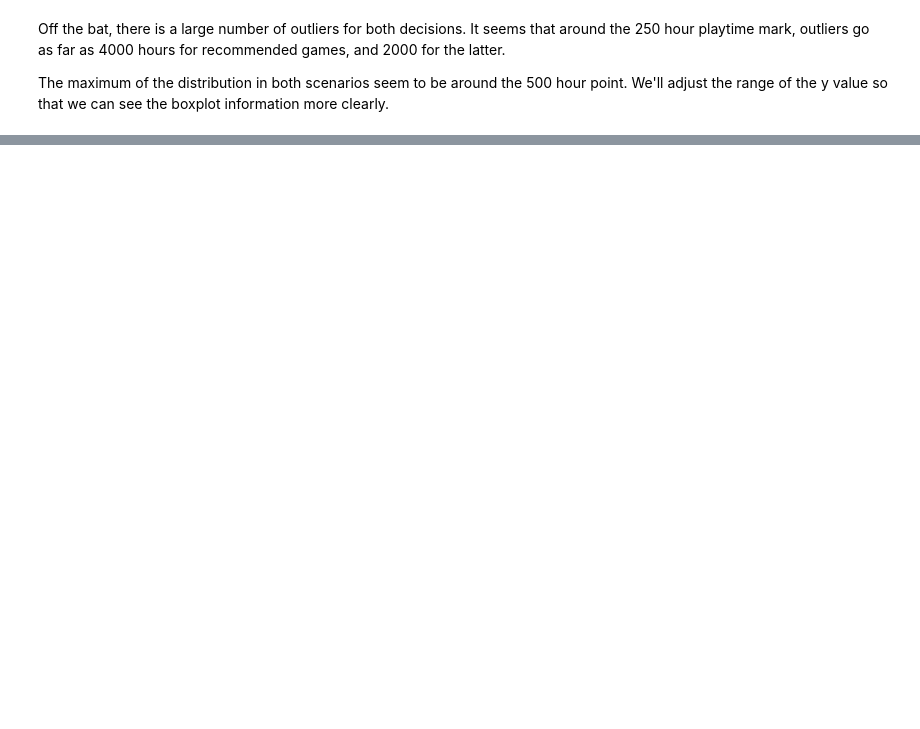
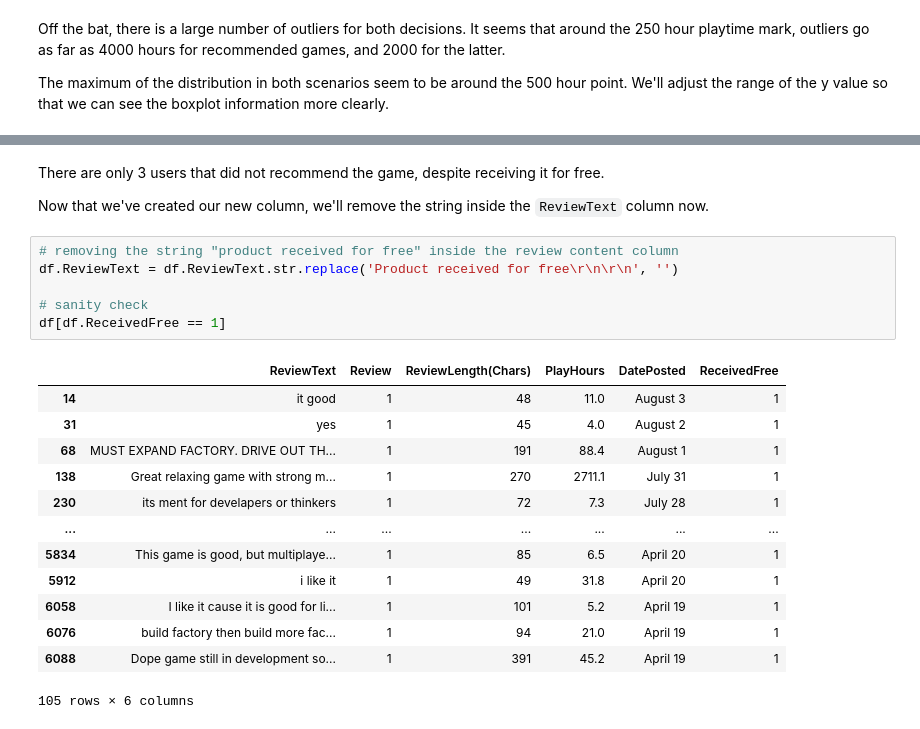
Before and after one commit to KatyaZeross/A-Satisfactory-Project, a Jupyter notebook: data-preprocessing.ipynb, the cells around one changed output, grey strips where cells are left out. Drawn from its saved outputs; the diff is of its cells as text; blank space fills up the shorter version.

```diff
--- a/data-preprocessing.ipynb
+++ b/data-preprocessing.ipynb
@@ -238,3 +277,27 @@ From the plot, we can see that for those that didn't like the game, the maximum
+# %% [markdown]
+There are only 3 users that did not recommend the game, despite receiving it for free.
+
+Now that we've created our new column, we'll remove the string inside the `ReviewText` column now.
+# %%
+# removing the string "product received for free" inside the review content column
+df.ReviewText = df.ReviewText.str.replace('Product received for free\r\n\r\n', '')
+
+# sanity check
+df[df.ReceivedFree == 1]
+# %% [output]
+|  | ReviewText | Review | ReviewLength(Chars) | PlayHours | DatePosted | ReceivedFree |
+| 14 | it good | 1 | 48 | 11.0 | August 3 | 1 |
+| 31 | yes | 1 | 45 | 4.0 | August 2 | 1 |
+| 68 | MUST EXPAND FACTORY. DRIVE OUT TH... | 1 | 191 | 88.4 | August 1 | 1 |
+| 138 | Great relaxing game with strong m... | 1 | 270 | 2711.1 | July 31 | 1 |
+| 230 | its ment for develapers or thinkers | 1 | 72 | 7.3 | July 28 | 1 |
+| ... | ... | ... | ... | ... | ... | ... |
+| 5834 | This game is good, but multiplaye... | 1 | 85 | 6.5 | April 20 | 1 |
+| 5912 | i like it | 1 | 49 | 31.8 | April 20 | 1 |
+| 6058 | I like it cause it is good for li... | 1 | 101 | 5.2 | April 19 | 1 |
+| 6076 | build factory then build more fac... | 1 | 94 | 21.0 | April 19 | 1 |
+| 6088 | Dope game still in development so... | 1 | 391 | 45.2 | April 19 | 1 |
+105 rows × 6 columns
 # %%
 df[df.Review == 0].sort_values('PlayHours', ascending=False)
 # %% [output]
```
Also changed, not shown: parts of 8 cells of this notebook, 4 other files.
